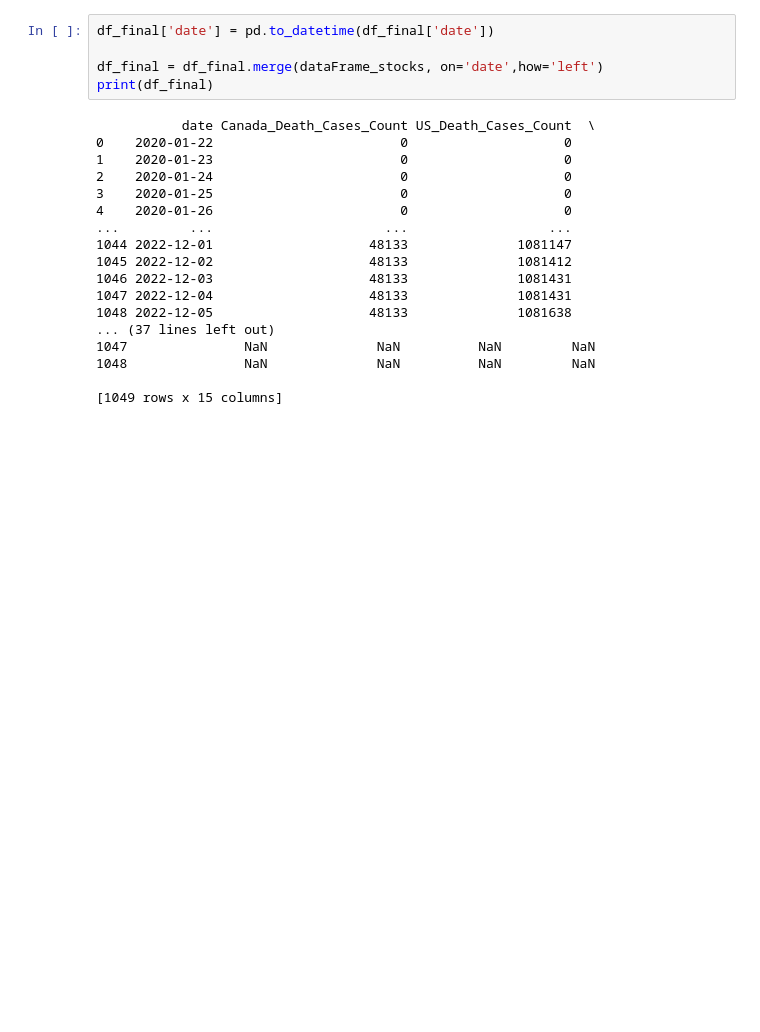
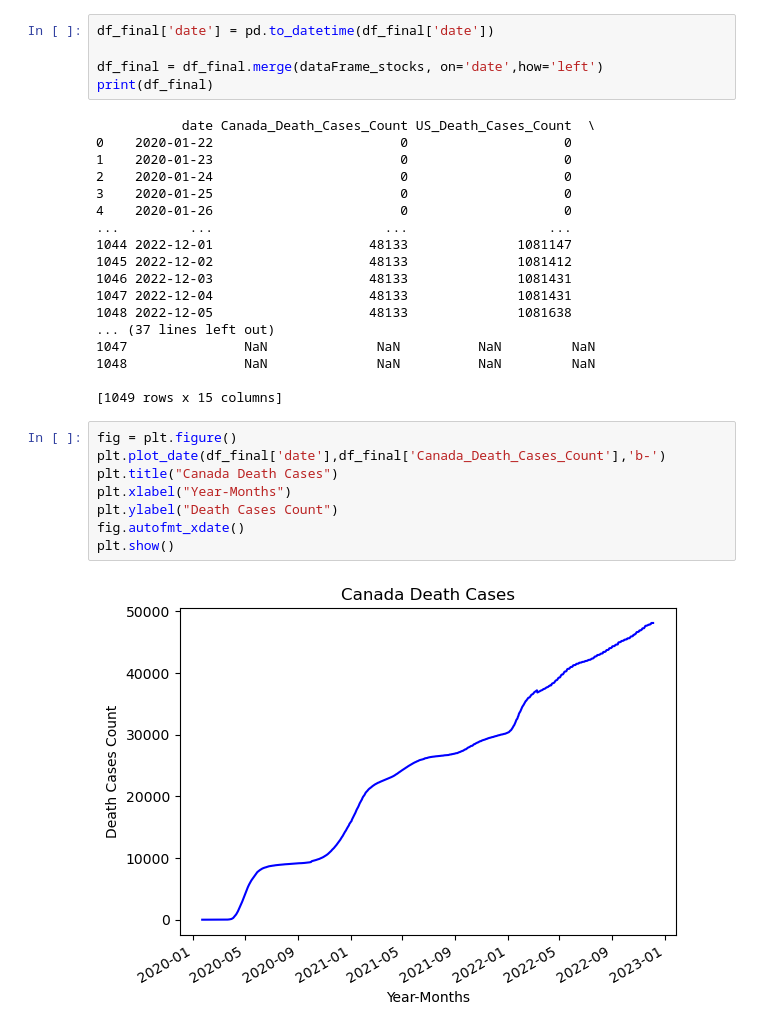
Before and after one commit to AIDA-Saskatchewan-polytechnic/Final-Project-By-Jerry-Sherin, a Jupyter notebook: Final.ipynb, the cells around one changed output. Cells and saved outputs as stored; diff of their text form; blank space fills up the shorter version.

```diff
--- a/Final.ipynb
+++ b/Final.ipynb
@@ -382,3 +382,13 @@ print(df_final)
 1048               NaN              NaN          NaN         NaN
 
 [1049 rows x 15 columns]
+# %%
+fig = plt.figure()
+plt.plot_date(df_final['date'],df_final['Canada_Death_Cases_Count'],'b-')
+plt.title("Canada Death Cases")
+plt.xlabel("Year-Months")
+plt.ylabel("Death Cases Count")
+fig.autofmt_xdate()
+plt.show()
+# %% [output]
+[figure, added]
```
